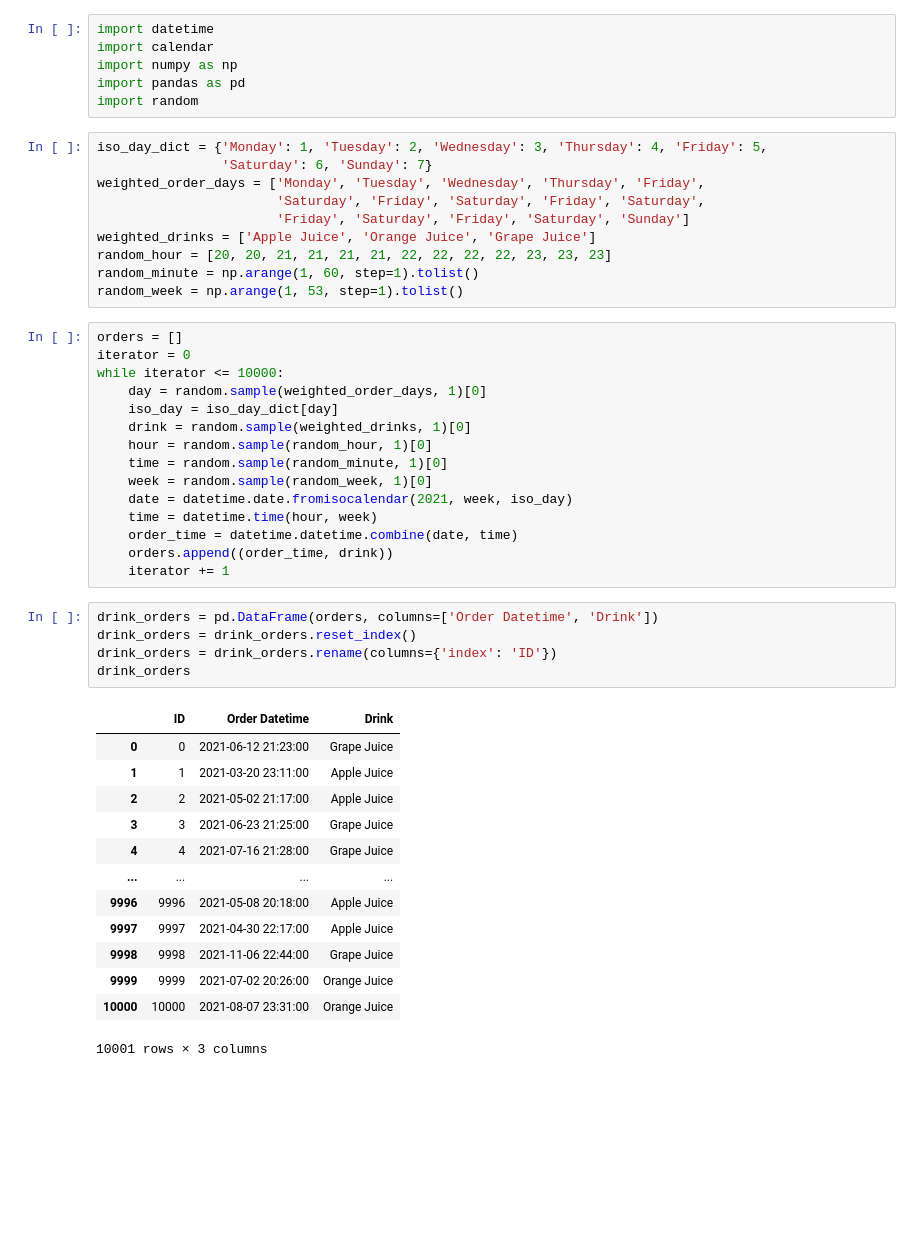
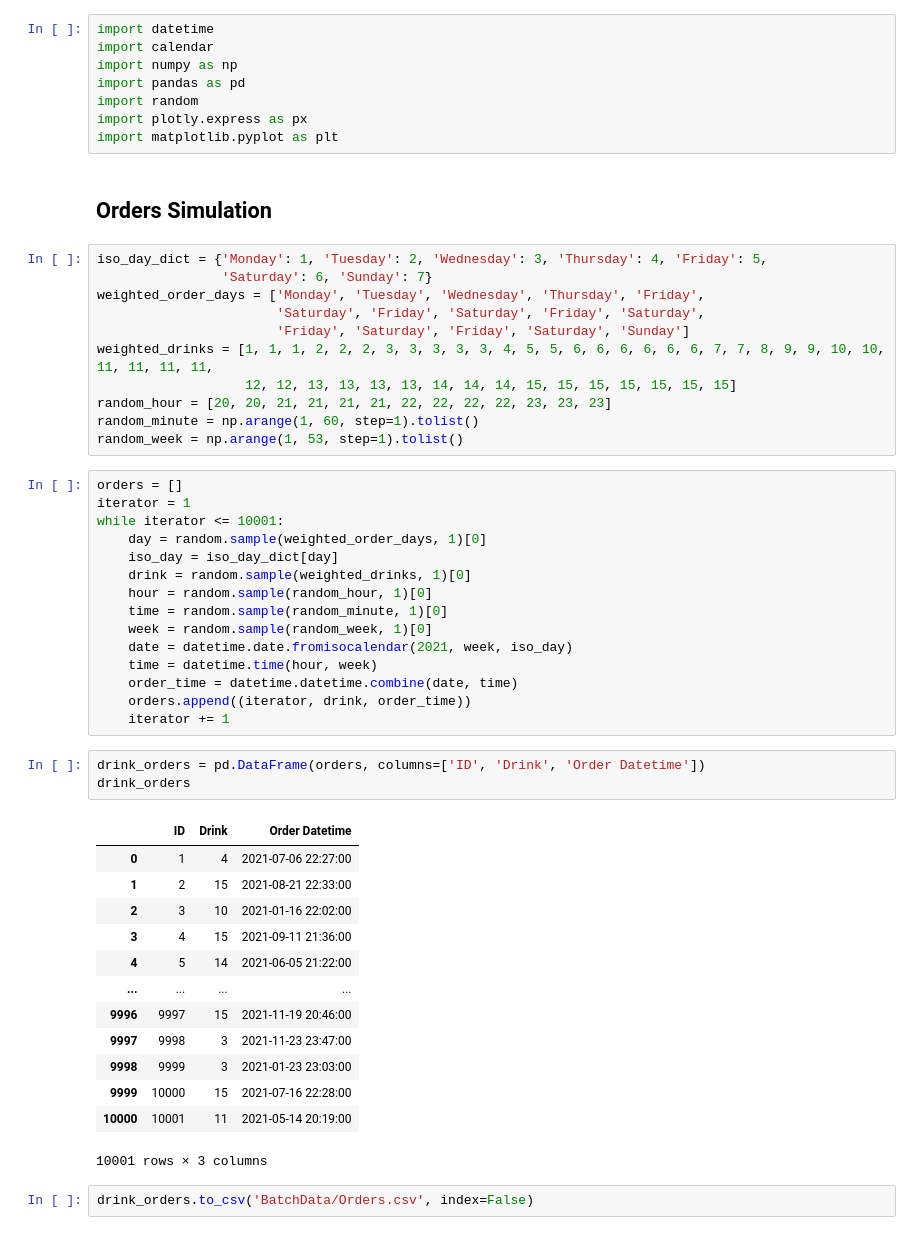
Before and after one commit to derekcaramella/Sandy_BartenderDashboard, a Jupyter notebook: Order Simulation.ipynb, the cells around one changed output. Drawn from its saved outputs; the diff is of its cells as text; blank space fills up the shorter version.

Commit message:
Finalized the web application, ssh tunneling, sql connections, & corner case prevention. See batch uploading as well.

```diff
--- a/Order Simulation.ipynb
+++ b/Order Simulation.ipynb
@@ -4,20 +4,25 @@ import calendar
 import numpy as np
 import pandas as pd
 import random
+import plotly.express as px
+import matplotlib.pyplot as plt
+# %% [markdown]
+## Orders Simulation
 # %%
 iso_day_dict = {'Monday': 1, 'Tuesday': 2, 'Wednesday': 3, 'Thursday': 4, 'Friday': 5,
                 'Saturday': 6, 'Sunday': 7}
 weighted_order_days = ['Monday', 'Tuesday', 'Wednesday', 'Thursday', 'Friday',
                        'Saturday', 'Friday', 'Saturday', 'Friday', 'Saturday',
                        'Friday', 'Saturday', 'Friday', 'Saturday', 'Sunday']
-weighted_drinks = ['Apple Juice', 'Orange Juice', 'Grape Juice']
+weighted_drinks = [1, 1, 1, 2, 2, 2, 3, 3, 3, 3, 3, 4, 5, 5, 6, 6, 6, 6, 6, 6, 7, 7, 8, 9, 9, 10, 10, 11, 11, 11, 11,
+                   12, 12, 13, 13, 13, 13, 14, 14, 14, 15, 15, 15, 15, 15, 15, 15]
 random_hour = [20, 20, 21, 21, 21, 21, 22, 22, 22, 22, 23, 23, 23]
 random_minute = np.arange(1, 60, step=1).tolist()
 random_week = np.arange(1, 53, step=1).tolist()
 # %%
 orders = []
-iterator = 0
-while iterator <= 10000:
+iterator = 1
+while iterator <= 10001:
     day = random.sample(weighted_order_days, 1)[0]
     iso_day = iso_day_dict[day]
     drink = random.sample(weighted_drinks, 1)[0]
@@ -27,24 +32,24 @@ while iterator <= 10000:
     date = datetime.date.fromisocalendar(2021, week, iso_day)
     time = datetime.time(hour, week)
     order_time = datetime.datetime.combine(date, time)
-    orders.append((order_time, drink))
+    orders.append((iterator, drink, order_time))
     iterator += 1
 # %%
-drink_orders = pd.DataFrame(orders, columns=['Order Datetime', 'Drink'])
-drink_orders = drink_orders.reset_index()
-drink_orders = drink_orders.rename(columns={'index': 'ID'})
+drink_orders = pd.DataFrame(orders, columns=['ID', 'Drink', 'Order Datetime'])
 drink_orders
 # %% [output]
-|  | ID | Order Datetime | Drink |
-| 0 | 0 | 2021-06-12 21:23:00 | Grape Juice |
-| 1 | 1 | 2021-03-20 23:11:00 | Apple Juice |
-| 2 | 2 | 2021-05-02 21:17:00 | Apple Juice |
-| 3 | 3 | 2021-06-23 21:25:00 | Grape Juice |
-| 4 | 4 | 2021-07-16 21:28:00 | Grape Juice |
+|  | ID | Drink | Order Datetime |
+| 0 | 1 | 4 | 2021-07-06 22:27:00 |
+| 1 | 2 | 15 | 2021-08-21 22:33:00 |
+| 2 | 3 | 10 | 2021-01-16 22:02:00 |
+| 3 | 4 | 15 | 2021-09-11 21:36:00 |
+| 4 | 5 | 14 | 2021-06-05 21:22:00 |
 | ... | ... | ... | ... |
-| 9996 | 9996 | 2021-05-08 20:18:00 | Apple Juice |
-| 9997 | 9997 | 2021-04-30 22:17:00 | Apple Juice |
-| 9998 | 9998 | 2021-11-06 22:44:00 | Grape Juice |
-| 9999 | 9999 | 2021-07-02 20:26:00 | Orange Juice |
-| 10000 | 10000 | 2021-08-07 23:31:00 | Orange Juice |
+| 9996 | 9997 | 15 | 2021-11-19 20:46:00 |
+| 9997 | 9998 | 3 | 2021-11-23 23:47:00 |
+| 9998 | 9999 | 3 | 2021-01-23 23:03:00 |
+| 9999 | 10000 | 15 | 2021-07-16 22:28:00 |
+| 10000 | 10001 | 11 | 2021-05-14 20:19:00 |
 10001 rows × 3 columns
+# %%
+drink_orders.to_csv('BatchData/Orders.csv', index=False)
```
Also changed, not shown: parts of 6 cells of this notebook, 15 other files.
